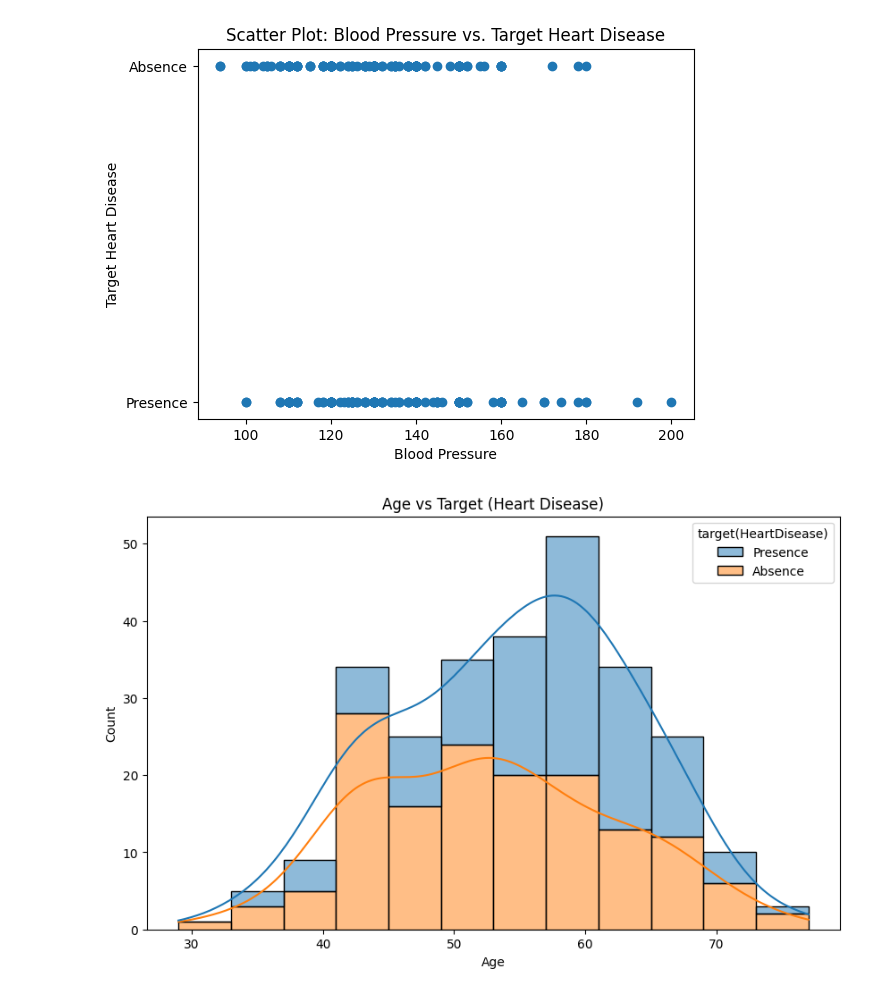
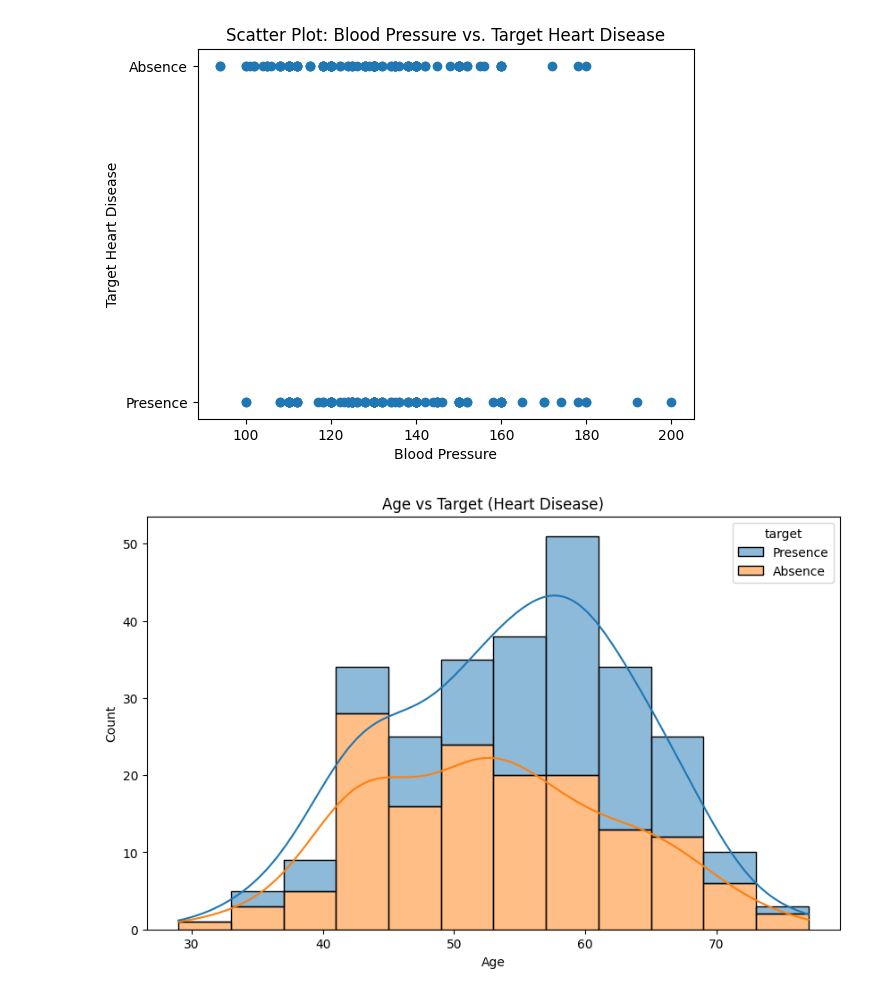
Before and after one commit to Codefedy/Heart-Disease-Predictive-Model, a Jupyter notebook: EDA.ipynb, the cells around one changed output. Saved outputs shown, nothing was run; the diff lists cells and outputs as text; code cells hidden in the pictures.

```diff
--- a/EDA.ipynb
+++ b/EDA.ipynb
@@ -41,7 +43,7 @@ dp = dp.drop(dp.columns[0], axis=1)
 
 
 dp.columns = ['age', 'sex', 'chest_pain_type', 'blood_pressure', 'cholesterol', 'fasting_blood_sugar', 'rest_ekg', 'max_heart_rate',
-       'exercise_angina', 'st_depression', 'slope_of_ST', 'num_vessels_fluro', 'thallium', 'target(HeartDisease)']
+       'exercise_angina', 'st_depression', 'slope_of_ST', 'num_vessels_fluro', 'thallium', 'target']
 # %%
 dp['chest_pain_type'][dp['chest_pain_type'] == 1] = 'typical angina'
 dp['chest_pain_type'][dp['chest_pain_type'] == 2] = 'atypical angina'
@@ -309,12 +317,12 @@ plt.show()
 [figure]
 # %%
 plt.figure(figsize=(10, 6))
-sns.histplot(data=dp, x='age', hue='target(HeartDisease)', kde=True, multiple='stack')
+sns.histplot(data=dp, x='age', hue='target', kde=True, multiple='stack')
 plt.title('Age vs Target (Heart Disease)')
 plt.xlabel('Age')
 plt.ylabel('Count')
 plt.show()
 # %% [output]
-[figure, old version]
+[figure, new version]
 # %%
 plt.figure(figsize=(8, 6))
```
Also changed, not shown: parts of 17 cells of this notebook.
